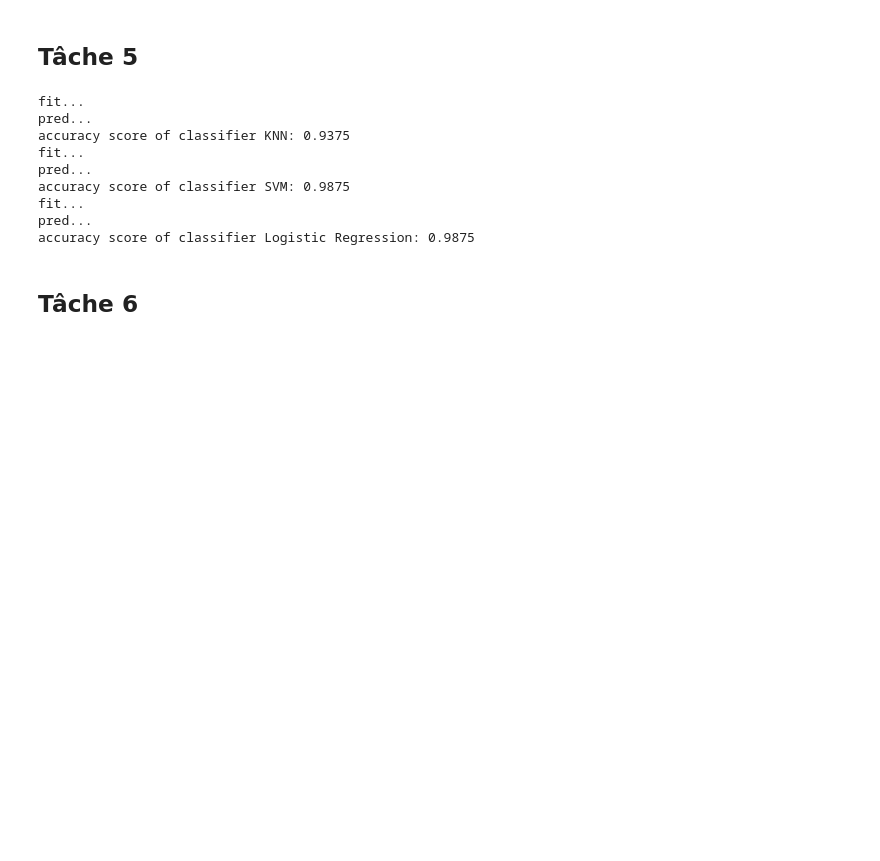
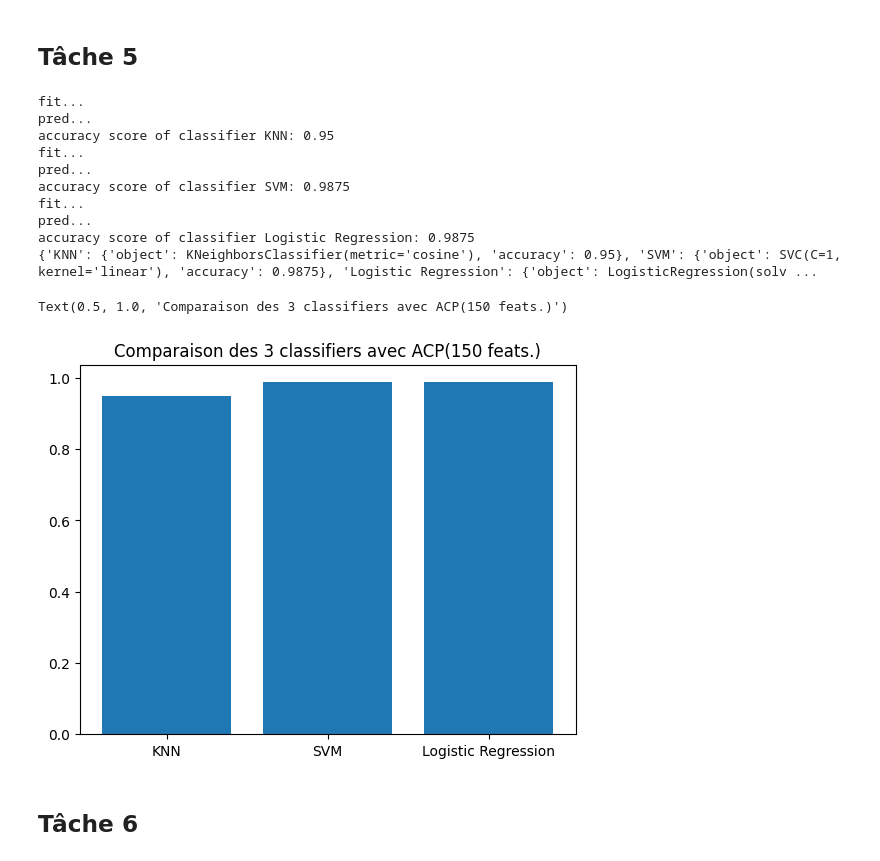
Before and after one commit to Nyaaw/PCDLabs, a Jupyter notebook: Labo4/Labo4-Ripoll-Bloch.ipynb, the cells around one changed output. Saved outputs shown, nothing was run; the diff lists cells and outputs as text; code cells hidden in the pictures; blank space fills up the shorter version.

```diff
--- a/Labo4/Labo4-Ripoll-Bloch.ipynb
+++ b/Labo4/Labo4-Ripoll-Bloch.ipynb
@@ -203,34 +259,39 @@ en effet avec 150 composantes principales on a quasiment aucune perte de détail
 # %% [markdown]
 ## Tâche 5
 # %%
-from sklearn.linear_model import LogisticRegression
-from sklearn.svm import SVC
-from sklearn.neighbors import KNeighborsClassifier
-from sklearn.metrics import accuracy_score
-
-classifiers = {"KNN": KNeighborsClassifier(n_neighbors=5, metric='cosine'), 'SVM': SVC(C=1, kernel="linear"), 'Logistic Regression': LogisticRegression(solver='liblinear')}
+classifiers = {
+    "KNN": {"object": KNeighborsClassifier(n_neighbors=5, metric='cosine')},
+    'SVM': {"object": SVC(C=1, kernel="linear")},
+    'Logistic Regression': {"object": LogisticRegression(solver='liblinear')}}
 
 for name, classifier in classifiers.items():
     print('fit...')
-    classifier.fit(x_train_pca, y_train)
+    classifier["object"].fit(x_train_pca, y_train)
 
     print('pred...')
-    y_pred = classifier.predict(x_test_pca)
+    y_pred = classifier["object"].predict(x_test_pca)
 
     acc = accuracy_score(y_test, y_pred)
 
     print(f"accuracy score of classifier {name}: {acc}")
+    classifier["accuracy"] = acc
+    acc = 0
 
-    acc = 0
+print(classifiers)
+plt.bar(classifiers.keys(), [v["accuracy"] for v in classifiers.values()])
+plt.title("Comparaison des 3 classifiers avec ACP(150 feats.)")
 # %% [output]
 fit...
 pred...
-accuracy score of classifier KNN: 0.9375
+accuracy score of classifier KNN: 0.95
 fit...
 pred...
 accuracy score of classifier SVM: 0.9875
 fit...
 pred...
 accuracy score of classifier Logistic Regression: 0.9875
+{'KNN': {'object': KNeighborsClassifier(metric='cosine'), 'accuracy': 0.95}, 'SVM': {'object': SVC(C=1, kernel='linear'), 'accuracy': 0.9875}, 'Logistic Regression': {'object': LogisticRegression(solv ...
+Text(0.5, 1.0, 'Comparaison des 3 classifiers avec ACP(150 feats.)')
+[figure, added]
 # %% [markdown]
 ## Tâche 6
```
Also changed, not shown: parts of 10 cells of this notebook.
